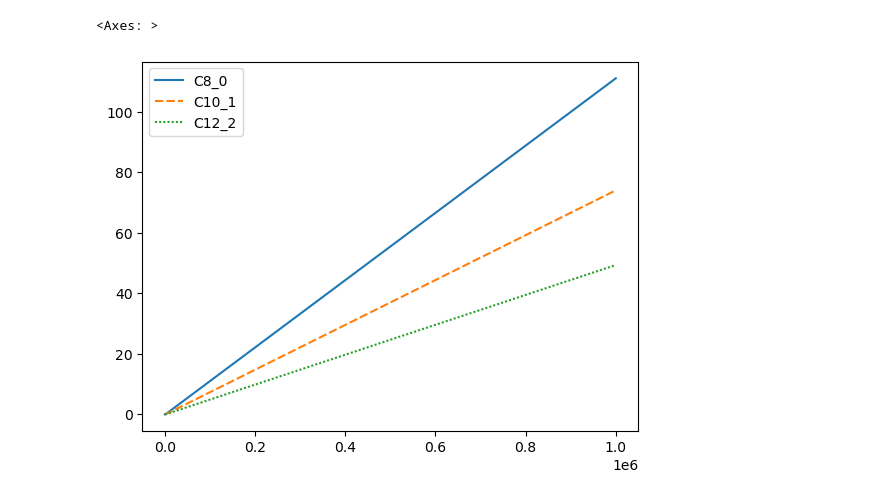
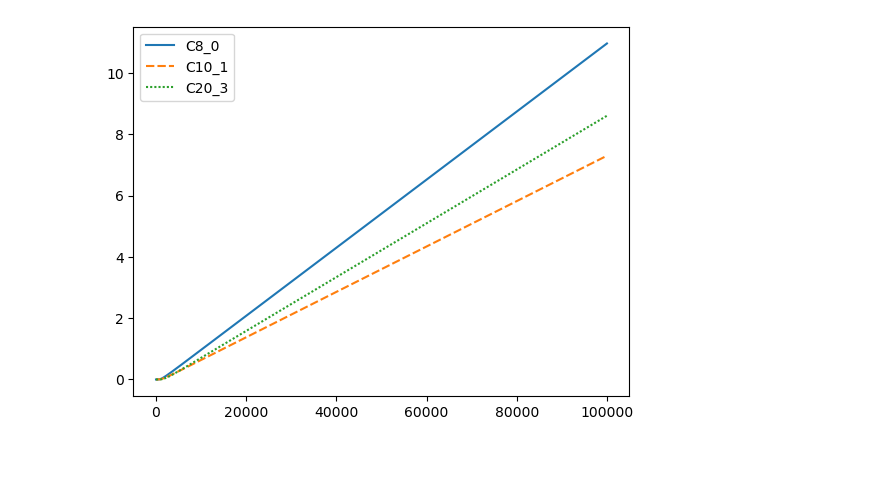
Before and after one commit to aleksandravdoshin/reactor_model, a Jupyter notebook: reactor_model.ipynb, the cells around one changed output. Cells and saved outputs as stored; diff of their text form; code cells hidden in the pictures; blank space fills up the shorter version.

```diff
--- a/reactor_model.ipynb
+++ b/reactor_model.ipynb
@@ -158,6 +1,13 @@ class Reaction:
 # %% [markdown]
 ![image.png](attachment:image.png)
 # %%
+import networkx as nx
+import matplotlib.pyplot as plt
+import numpy as np
+from scipy.integrate import odeint
+import pandas as pd
+import seaborn as sns
+from reactor import Reaction
 
 k_grow_ni = 1e-2
 k_death_ni = 5e-3
@@ -178,36 +28,39 @@ reaction_list = [
                 ['NiC6 + C2 -> NiC8', k_grow_ni],['NiC8 -> C8 + Ni', k_death_ni],
                 ['NiC8 + C2 -> NiC10', k_grow_ni],['NiC10 -> C10 + Ni', k_death_ni],
 
+                ['C4 -> C4_diff', d0], ['C6 -> C6_diff', d1], ['C8 -> C8_diff', d2], ['C10 -> C10_diff', d3],
 
                 ['Bas + C4 -> BasC4_0', k_grow_bas],
                 ['BasC4_0 + C4 -> BasC8_0', k_grow_bas],['BasC8_0 -> C8_0 + Bas', k_death_bas],
                 ['BasC4_0 + C6 -> BasC10_0', k_grow_bas],['BasC10_0 -> C10_0 + Bas', k_death_bas],
                 ['BasC4_0 + C8 -> BasC12_0', k_grow_bas],['BasC12_0 -> C12_0 + Bas', k_death_bas],
                 ['BasC4_0 + C10 -> BasC14_0', k_grow_bas],['BasC14_0 -> C14_0 + Bas', k_death_bas],
 
                 ['Bas + C6 -> BasC6_1', k_grow_bas],
                 ['BasC6_1 + C4 -> BasC10_1', k_grow_bas],['BasC10_1 -> C10_1 + Bas', k_death_bas],
                 ['BasC6_1 + C6 -> BasC12_1', k_grow_bas],['BasC12_1 -> C12_1 + Bas', k_death_bas],
                 ['BasC6_1 + C8 -> BasC14_1', k_grow_bas],['BasC14_1 -> C14_1 + Bas', k_death_bas],
                 ['BasC6_1 + C10 -> BasC16_1', k_grow_bas],['BasC16_1 -> C16_1 + Bas', k_death_bas],
 
                 ['Bas + C8 -> BasC8_2', k_grow_bas],
                 ['BasC8_2 + C4 -> BasC12_2', k_grow_bas],['BasC12_2 -> C12_2 + Bas', k_death_bas],
                 ['BasC8_2 + C6 -> BasC14_2', k_grow_bas],['BasC14_2 -> C14_2 + Bas', k_death_bas],
                 ['BasC8_2 + C8 -> BasC16_2', k_grow_bas],['BasC16_2 -> C16_2 + Bas', k_death_bas],
                 ['BasC8_2 + C10 -> BasC18_2', k_grow_bas],['BasC18_2 -> C18_2 + Bas', k_death_bas],
 
                 ['Bas + C10 -> BasC10_3', k_grow_bas],
                 ['BasC10_3 + C4 -> BasC14_3', k_grow_bas],['BasC14_3 -> C14_3 + Bas', k_death_bas],
                 ['BasC10_3 + C6 -> BasC16_3', k_grow_bas],['BasC16_3 -> C16_3 + Bas', k_death_bas],
                 ['BasC10_3 + C8 -> BasC18_3', k_grow_bas],['BasC18_3 -> C18_3 + Bas', k_death_bas],
                 ['BasC10_3 + C10 -> BasC20_3', k_grow_bas],['BasC20_3 -> C20_3 + Bas', k_death_bas],
                  ]
 
 reaction = Reaction(reaction_list, fixed_concentrations=['C2'])
-df = reaction.solve({'C2': 1, 'Ni': 1, 'Bas': 1}, np.linspace(0, 1000000, 1000_000))
-sns.lineplot(df[['C8_0', 'C10_1', 'C12_2']])
+
+dt = 1
+solution = reaction.solve({'C2': 1, 'Ni': 1, 'Bas': 1}, np.arange(0, 100_000, dt))
+sns.lineplot(df[['C8_0', 'C10_1', 'C20_3']])
+df = solution.diff().dropna().applymap(lambda x: x/dt)
 # %% [output]
-<Axes: >
-[figure, old version]
+[figure, new version]
 # %%
```
Also changed, not shown: parts of 2 cells of this notebook, 1 other file.
